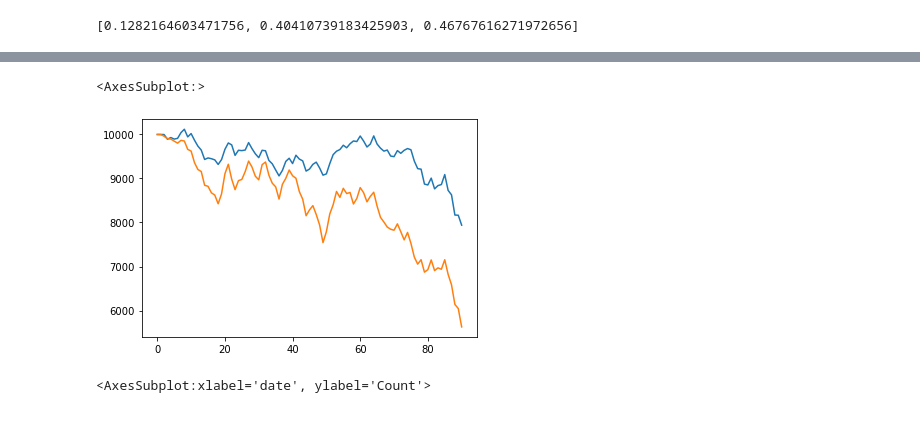
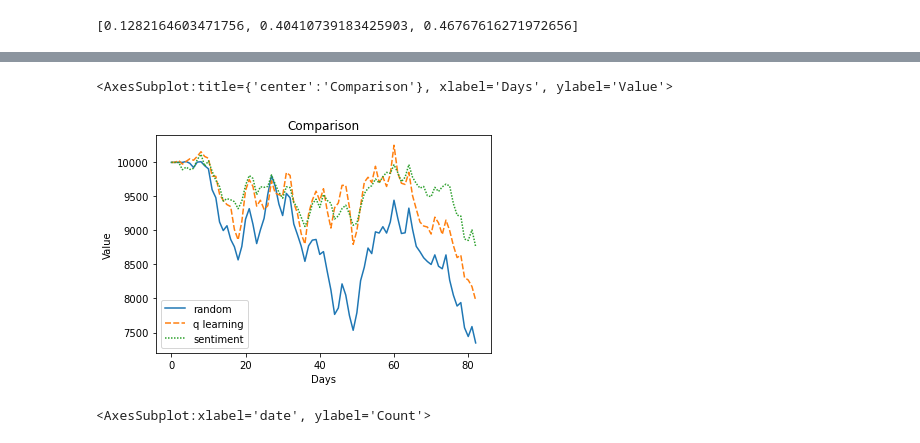
Before and after one commit to mufaddalchakera96/TwtFinSentimentRLAgent, a Jupyter notebook: simulator.ipynb, the cells around one changed output, grey strips where cells are left out. Drawn from its saved outputs; the diff is of its cells as text; code cells hidden in the pictures.

```diff
--- a/simulator.ipynb
+++ b/simulator.ipynb
@@ -345,5 +358,8 @@ Training
+# %%
+qAgent.reset_episode()
+qAgent.epsilon = 0
 # %%
-sim_q = Simulation(datetime.date(2022,4,1), datetime.date(2022,4,10), AgentQ(stock_tweets, stock_prices))
+sim_q = Simulation(datetime.date(2022,1,1), datetime.date(2022,5,1), qAgent)
 # %%
 sim_q.simulate()
 # %% [output]
@@ -358,5 +378,5 @@ total_holds : 0
 # %%
-sim_random = Simulation(datetime.date(2022,1,1), datetime.date(2022,6,1), AgentRandom(stock_tweets, random_state=time.time()))
+sim_random = Simulation(datetime.date(2022,1,1), datetime.date(2022,5,1), AgentRandom(stock_tweets, random_state=time.time()))
 # %%
 sim_random.simulate()
 # %% [output]
@@ -385,5 +395,5 @@ sns.lineplot(x = range(len(sim_random.history)), y = sim_random.history)
 # %%
-sim_sentiment = Simulation(datetime.date(2022,1,1), datetime.date(2022,6,1), AgentSentiment(stock_tweets, window_size=3))
+sim_sentiment = Simulation(datetime.date(2022,1,1), datetime.date(2022,5,1), AgentSentiment(stock_tweets, window_size=3))
 # %%
 sim_sentiment.simulate()
 # %% [output]
@@ -407,9 +412,13 @@ total_holds : 898
 # %%
-sns.lineplot(x = range(len(sim_sentiment.history)), y = sim_sentiment.history)
-sns.lineplot(x = range(len(sim_random.history)), y = sim_random.history)
+p = sns.lineplot(data = {'random' : sim_random.history, 'q learning' : sim_q.history, 'sentiment' : sim_sentiment.history})
+
+p.set_xlabel("Days", fontsize = 10)
+p.set_ylabel("Value", fontsize = 10)
+p.set_title("Comparison")
+p
 # %% [output]
-<AxesSubplot:>
+<AxesSubplot:title={'center':'Comparison'}, xlabel='Days', ylabel='Value'>
-[figure, old version]
+[figure, new version]
 # %%
 sns.histplot(stock_tweets[stock_tweets.date >= datetime.date(2022,4,1)].date)
 # %% [output]
```
Also changed, not shown: parts of 9 cells of this notebook, 10 other files.
